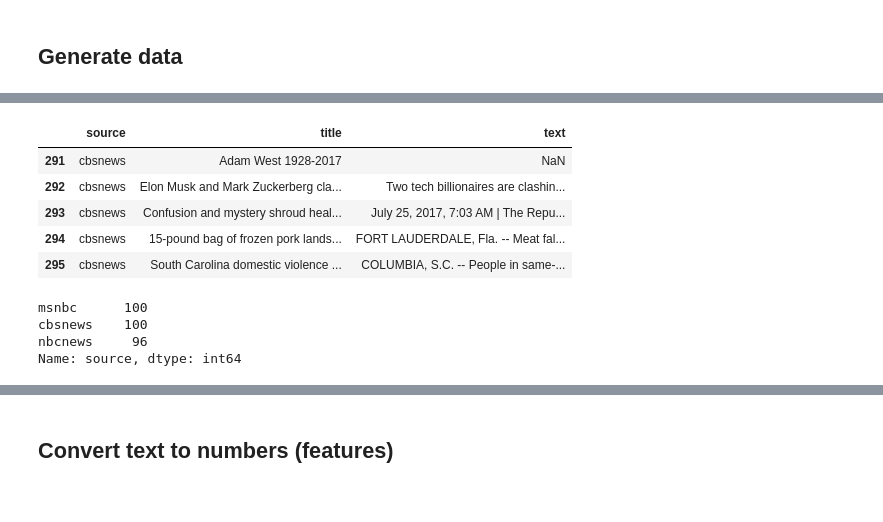
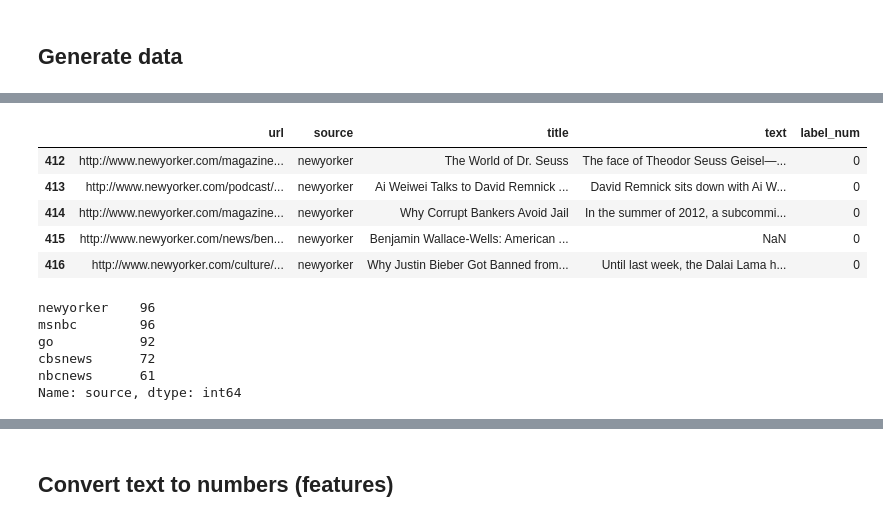
Before and after one commit to Fake-News-Project/Fake-News-Project, a Jupyter notebook: FakeNews_Prediction_NaiveBayes.ipynb, the cells around one changed output, grey strips where cells are left out. Drawn from its saved outputs; the diff is of its cells as text; code cells hidden in the pictures.

```diff
--- a/FakeNews_Prediction_NaiveBayes.ipynb
+++ b/FakeNews_Prediction_NaiveBayes.ipynb
@@ -110,21 +45,24 @@ madworldnews            15
 Name: source, dtype: int64
 # %%
 path = os.path.join('data', 'realnews_jz.csv')
-data_realnews = pd.read_csv(path,usecols=[2,3,5])
+data_realnews = pd.read_csv(path,usecols=[1,2,3,5])
+data_realnews['label_num'] = 0
 data_realnews.tail()
 # %% [output]
-|  | source | title | text |
-| 291 | cbsnews | Adam West 1928-2017 | NaN |
-| 292 | cbsnews | Elon Musk and Mark Zuckerberg cla... | Two tech billionaires are clashin... |
-| 293 | cbsnews | Confusion and mystery shroud heal... | July 25, 2017, 7:03 AM | The Repu... |
-| 294 | cbsnews | 15-pound bag of frozen pork lands... | FORT LAUDERDALE, Fla. -- Meat fal... |
-| 295 | cbsnews | South Carolina domestic violence ... | COLUMBIA, S.C. -- People in same-... |
+|  | url | source | title | text | label_num |
+| 412 | http://www.newyorker.com/magazine... | newyorker | The World of Dr. Seuss | The face of Theodor Seuss Geisel—... | 0 |
+| 413 | http://www.newyorker.com/podcast/... | newyorker | Ai Weiwei Talks to David Remnick ... | David Remnick sits down with Ai W... | 0 |
+| 414 | http://www.newyorker.com/magazine... | newyorker | Why Corrupt Bankers Avoid Jail | In the summer of 2012, a subcommi... | 0 |
+| 415 | http://www.newyorker.com/news/ben... | newyorker | Benjamin Wallace-Wells: American ... | NaN | 0 |
+| 416 | http://www.newyorker.com/culture/... | newyorker | Why Justin Bieber Got Banned from... | Until last week, the Dalai Lama h... | 0 |
 # %%
 data_realnews.source.value_counts()
 # %% [output]
-msnbc      100
-cbsnews    100
-nbcnews     96
+newyorker    96
+msnbc        96
+go           92
+cbsnews      72
+nbcnews      61
 Name: source, dtype: int64
 # %%
 news_data = pd.concat([data_fakenews, data_realnews], ignore_index=True)
```
Also changed, not shown: parts of 30 cells of this notebook, 5 other files.
